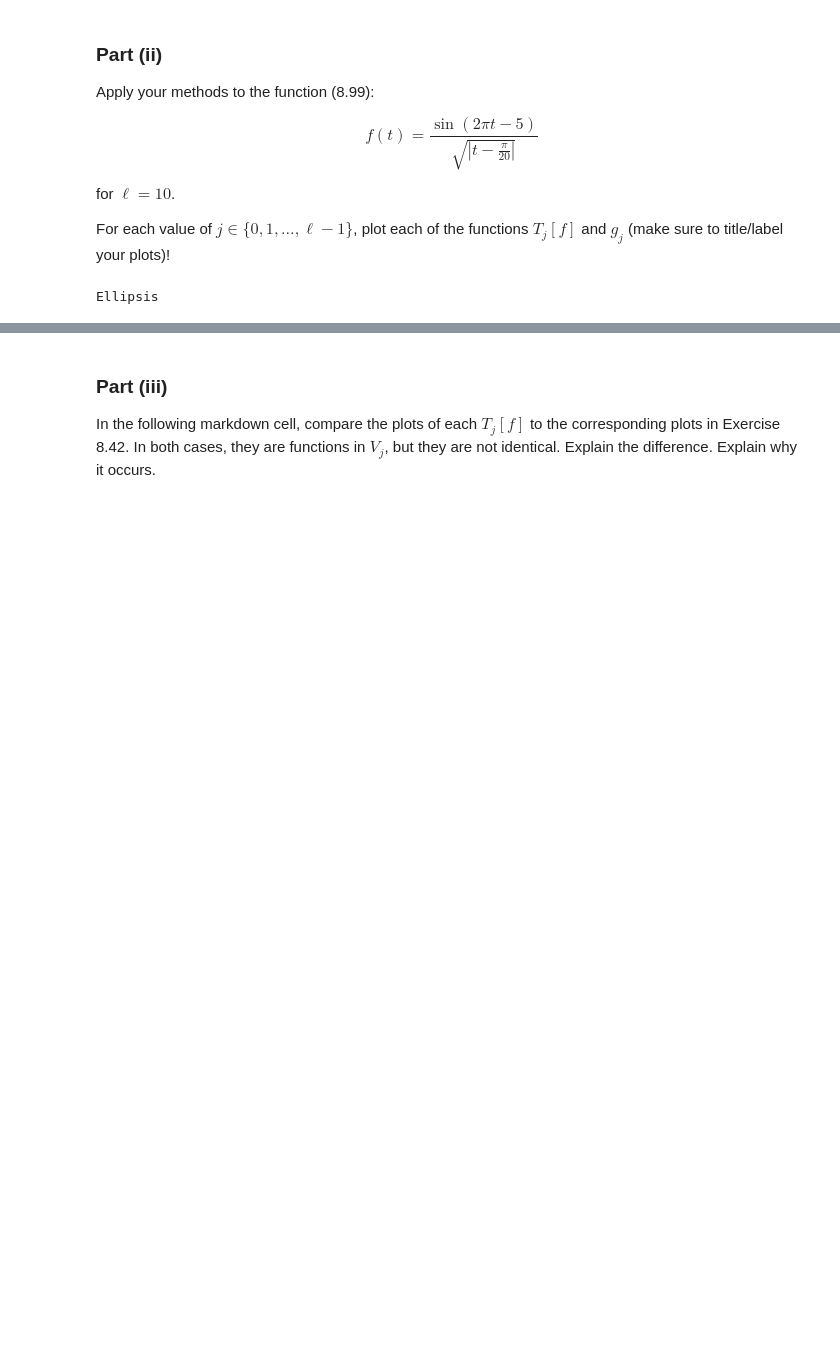
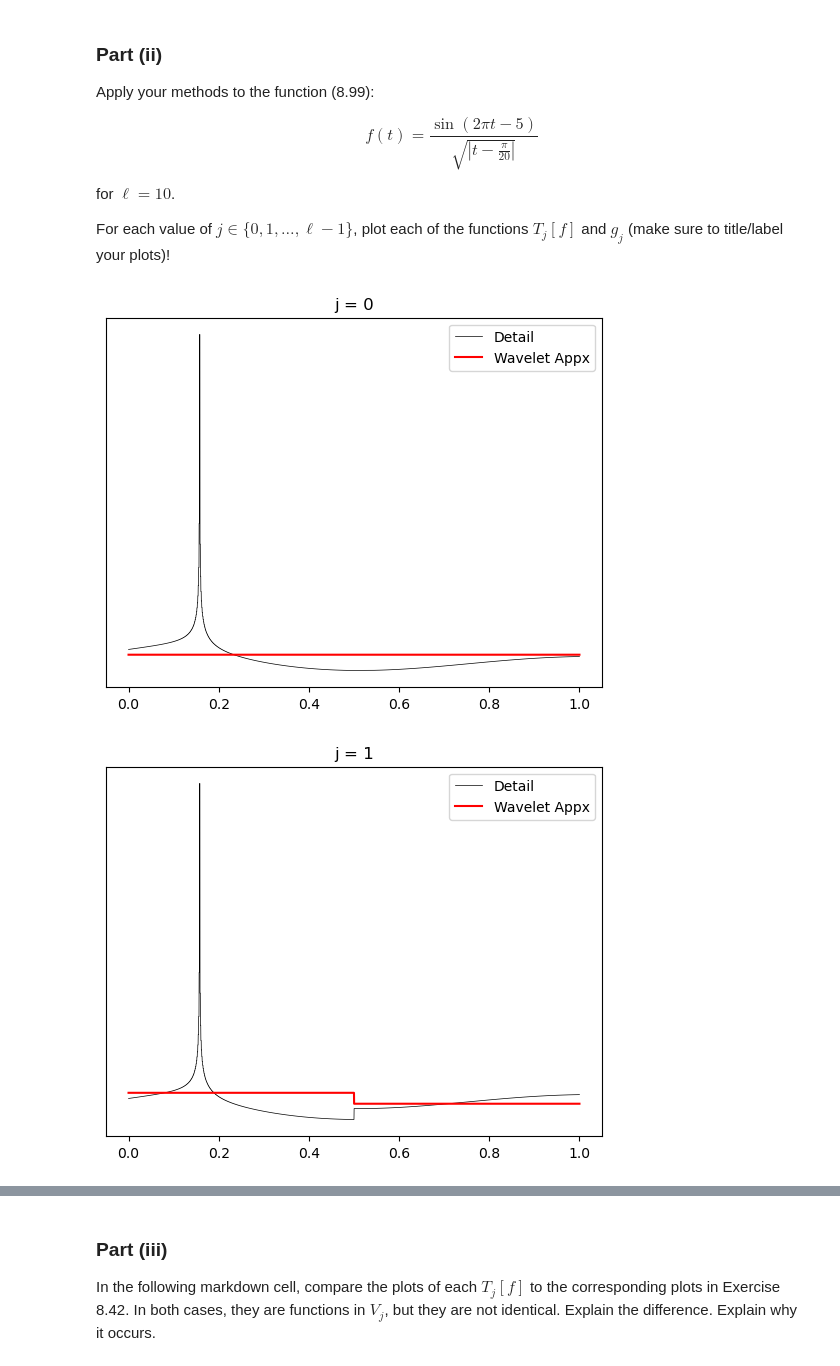
Before and after one commit to noah08642/Vol2-Coding-Assignments, a Jupyter notebook: hw_8_9.ipynb, the cells around one changed output, grey strips where cells are left out. Saved outputs shown, nothing was run; the diff lists cells and outputs as text; code cells hidden in the pictures; blank space fills up the shorter version.

```diff
--- a/hw_8_9.ipynb
+++ b/hw_8_9.ipynb
@@ -110,14 +111,19 @@ def wavelet_approx(
 
         return total
 
-    # Build detail g_j
+    # return T_j, g_j
     def g_j(x):
         total = 0
-        level_start = 2**j - 1
-        for k in range(2**j):
-            total += bs[level_start + k] * daughter(x, j, k)
+        index = 1
+        for level in range(j):
+            index += 2**level
+        level = j
+        while index < len(transform):
+            for k in range(2**level):
+                total += transform[index] * daughter(x, level, k)
+                index += 1
+            level += 1
         return total
-
     return T_j, g_j
 # %% [markdown]
 ### Part (ii)
@@ -193,7 +191,11 @@ def sample_f_wavelet_approx(
         Callable - The approximation T_j[f] as a callable function
         Callable - The detail g_j as a callable function
     """
-    ...     # Delete this line and write your code here
+    samples = sample_f(f, l)
+    coeffs = FWT(samples)
+    T_f, g = wavelet_approx(coeffs, j)
+
+    return T_f, g
 # %% [markdown]
 ### Part (ii)
 
@@ -204,7 +206,19 @@ $$f(t) = \frac{\sin(2\pi t - 5)}{\sqrt{\left| t - \frac{\pi}{20} \right|}}$$
 for $\ell = 10$.
 
 For each value of $j \in \{0, 1, \ldots, \ell - 1\}$, plot each of the functions $T_j[f]$ and $g_j$ (make sure to title/label your plots)!
-# %%
-...     # Delete this line and write your code
-# %% [output]
-Ellipsis
+# %%
+f = lambda t: (np.sin(2*np.pi*t - 5)) / np.sqrt(np.abs(t - (np.pi / 20)))
+l = 10
+x = np.linspace(0, 1, 10000, endpoint=False)
+for j in range(l):
+    T_f, g = sample_f_wavelet_approx(f, l, j)
+    plt.figure()
+    plt.plot(x, g(x), label="Detail", color="black", linewidth=0.5)
+    plt.plot(x, T_f(x), label="Wavelet Appx", color="red")
+    plt.yticks([])
+    plt.legend()
+    plt.title(f"j = {j}")
+    plt.show()
+# %% [output]
+[figure, added]
+[figure, added]
```
Also changed, not shown: parts of 14 cells of this notebook.
